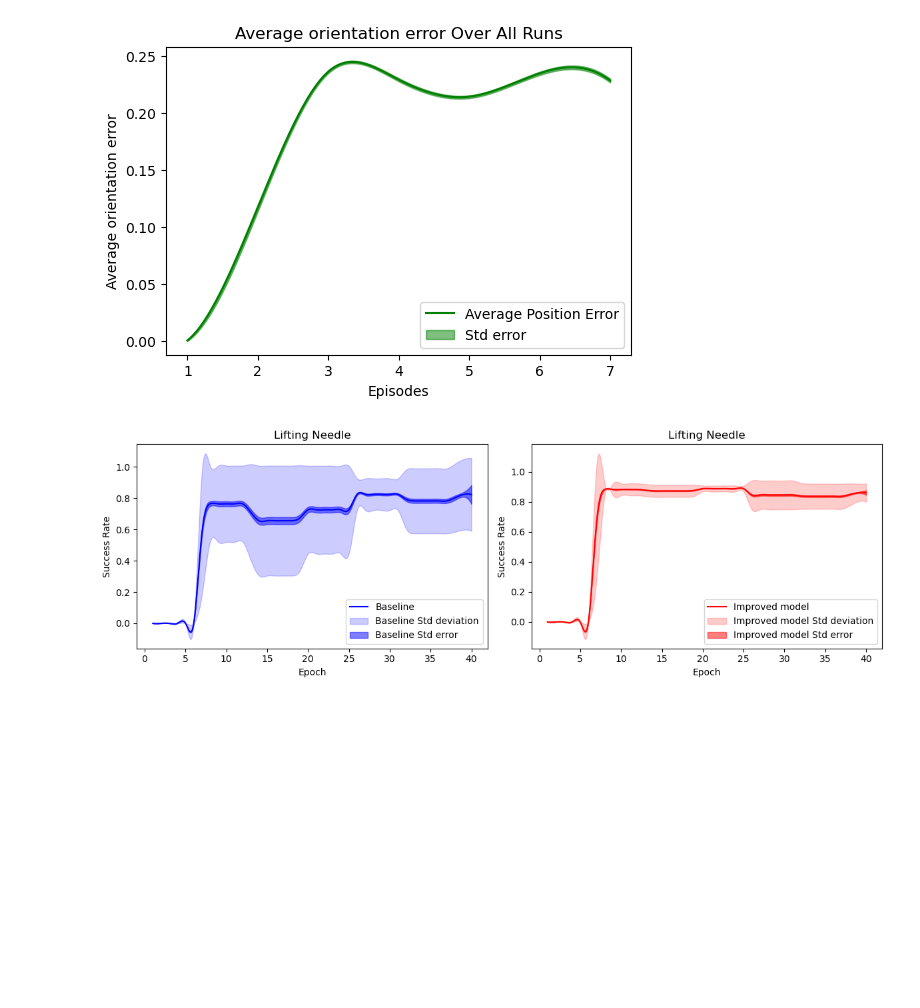
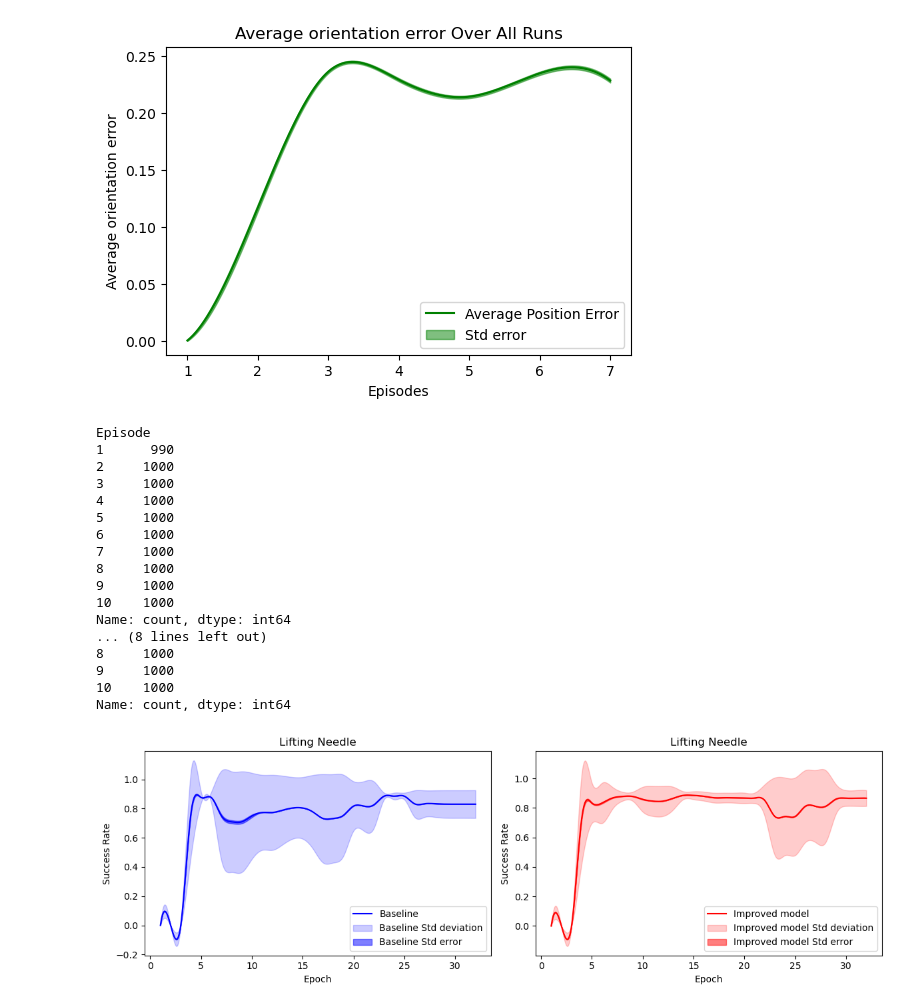
Before and after one commit to marcali/orbit-surgical-marcali, a Jupyter notebook: tables.ipynb, the cells around one changed output. Cells and saved outputs as stored; diff of their text form; code cells hidden in the pictures; blank space fills up the shorter version.

```diff
--- a/tables.ipynb
+++ b/tables.ipynb
@@ -430,7 +506,7 @@ import matplotlib.pyplot as plt
 from scipy.interpolate import make_interp_spline
 
 # Load the CSV file
-file_path_og = 'data/inference/performance_log_og.csv'  # Change this to your file path
+file_path_og = 'data/inference/performance_log_og2.csv'  # Change this to your file path
 df = pd.read_csv(file_path_og)
 
 # Ensure 'Success rate' contains only numeric values
@@ -684,12 +763,10 @@ def process_and_plot(file_path, ax, label, color):
     # Ensure 'Success rate' contains only numeric values
     df['Success rate'] = pd.to_numeric(df['Success rate'], errors='coerce')
 
-    # Drop rows where 'Success rate' is NaN or invalid
-    df_clean = df.dropna(subset=['Success rate'])
-
     # Group by epoch and calculate mean, std, and standard error
-    grouped_clean = df_clean.groupby('Epoch')['Success rate'].agg(['mean', 'std'])
-    grouped_clean['stderr'] = grouped_clean['std'] / np.sqrt(df_clean['Epoch'].value_counts().sort_index())
+    grouped_clean = df.groupby('Epoch')['Success rate'].agg(['mean', 'std'])
+    grouped_clean['stderr'] = grouped_clean['std'] / np.sqrt(df['Episode'].value_counts().sort_index())
+    print(df['Episode'].value_counts().sort_index())
 
     # Prepare values for plotting
     epochs = grouped_clean.index.to_numpy()
@@ -700,33 +777,50 @@ def process_and_plot(file_path, ax, label, color):
     # Interpolation for smoother lines
     epochs_smooth = np.linspace(epochs.min(), epochs.max(), 300)
     mean_smooth = make_interp_spline(epochs, mean)(epochs_smooth)
     std_smooth = make_interp_spline(epochs, std)(epochs_smooth)
     stderr_smooth = make_interp_spline(epochs, stderr)(epochs_smooth)
 
     # Plot the graph
     ax.plot(epochs_smooth, mean_smooth, label=label, color=color)
     ax.fill_between(epochs_smooth, mean_smooth - std_smooth, mean_smooth + std_smooth, color=color, alpha=0.2, label=f'{label} Std deviation')
     ax.fill_between(epochs_smooth, mean_smooth - stderr_smooth, mean_smooth + stderr_smooth, color=color, alpha=0.5, label=f'{label} Std error')
     ax.set_xlabel('Epoch')
     ax.set_ylabel('Success Rate')
     ax.set_title('Lifting Needle')
     ax.legend(loc='best')
 
 # List of file paths and labels
 datasets = [
-    ('data/inference/performance_log_og.csv', 'Baseline', 'blue'),
-    ('data/inference/performance_log_best.csv', 'Improved model', 'red')
+    ('data/inference/performance_log_og2.csv', 'Baseline', 'blue'),
+    ('data/inference/performance_log_best2.csv', 'Improved model', 'red')
 ]
 
 # Create subplots
 fig, axs = plt.subplots(1, len(datasets), figsize=(6 * len(datasets), 4))
 
 # Process and plot each dataset
 for i, (file_path, label, color) in enumerate(datasets):
     process_and_plot(file_path, axs[i], label, color)
 
 # Show the plot
 plt.tight_layout()
 plt.show()
 # %% [output]
+Episode
+1      990
+2     1000
+3     1000
+4     1000
+5     1000
+6     1000
+7     1000
+8     1000
+9     1000
+10    1000
+Name: count, dtype: int64
+... (8 lines left out)
+8     1000
+9     1000
+10    1000
+Name: count, dtype: int64
-[figure, old version]
+[figure, new version]
```
Also changed, not shown: parts of 7 cells of this notebook, 10 other files.
